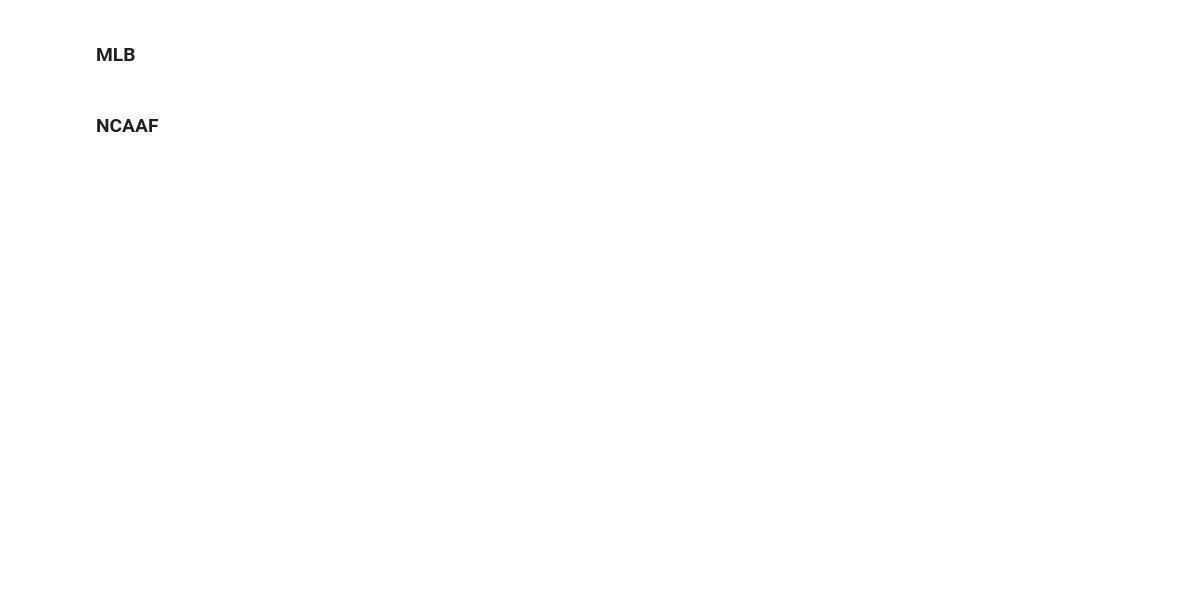
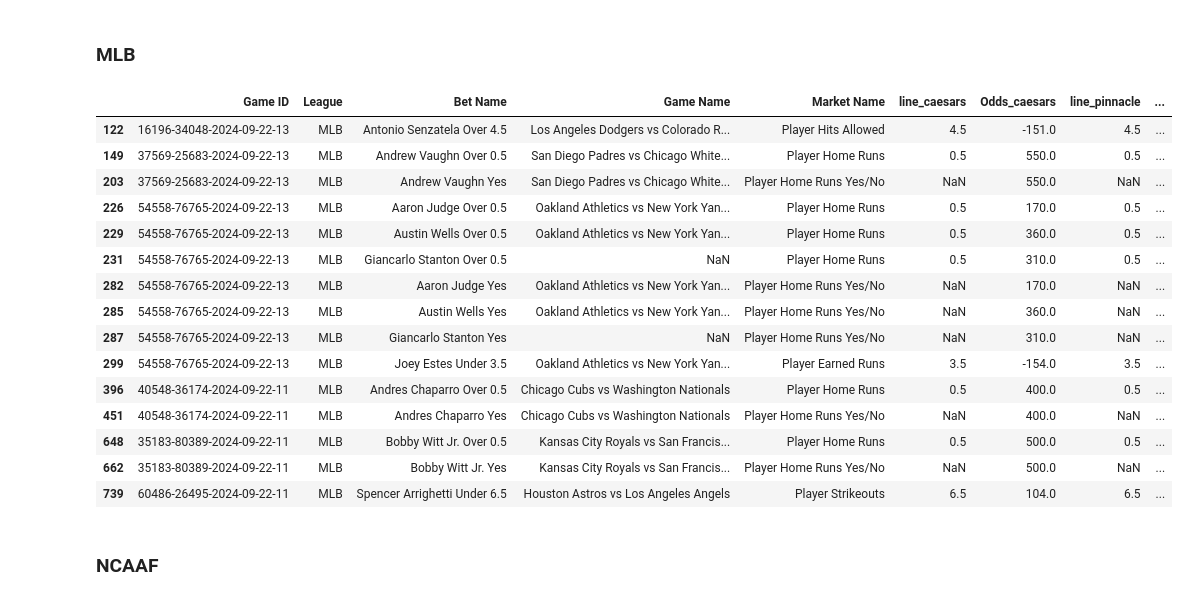
Before and after one commit to colesprou/ev_betting_oddsjam, a Jupyter notebook: odds_retrieval.ipynb, the cells around one changed output. Drawn from its saved outputs; the diff is of its cells as text; code cells hidden in the pictures; blank space fills up the shorter version.

```diff
--- a/odds_retrieval.ipynb
+++ b/odds_retrieval.ipynb
@@ -200,11 +200,12 @@ gdf = fetch_game_props(todays_ids)
 # %%
 evdf = find_plus_ev_bets(pdf,thresh=5)
 game_evdf = find_plus_ev_bets(gdf,thresh=5)
-
-betmgmdf = evdf[['Game ID','Bet Name',"Game Name",'Market Name','line_betmgm','Odds_betmgm','line_pinnacle','Odds_pinnacle','EV_betmgm']]
+game_evdf['League'] = 'MLB'
+evdf['League'] = 'MLB'
+betmgmdf = evdf[['Game ID','League','Bet Name',"Game Name",'Market Name','line_betmgm','Odds_betmgm','line_pinnacle','Odds_pinnacle','EV_betmgm','true_prob_pinnacle']]
 betmgmdf = betmgmdf.sort_values('EV_betmgm',ascending=False)
-caesarsdf_mlb_player = evdf[['Game ID','Bet Name',"Game Name",'Market Name','line_caesars','Odds_caesars','line_pinnacle','Odds_pinnacle','EV_caesars']]
-caesars_gdf = game_evdf[['Game ID','Bet Name',"Game Name",'Market Name','line_caesars','Odds_caesars','line_pinnacle','Odds_pinnacle','EV_caesars']]
+caesarsdf_mlb_player = evdf[['Game ID','League','Bet Name',"Game Name",'Market Name','line_caesars','Odds_caesars','line_pinnacle','Odds_pinnacle','EV_caesars','true_prob_pinnacle']]
+caesars_gdf = game_evdf[['Game ID','League','Bet Name',"Game Name",'Market Name','line_caesars','Odds_caesars','line_pinnacle','Odds_pinnacle','EV_caesars','true_prob_pinnacle']]
 # %%
 pd.set_option('display.max_rows',100)
 # %%
@@ -212,5 +213,24 @@ caesarsdf = caesarsdf.sort_values('EV_caesars',ascending=False)
 # %%
 #caesarsdf.to_csv('caesars_mlb_plays.csv',index=False)
+# %%
+caesarsdf_mlb_player
+# %% [output]
+|  | Game ID | League | Bet Name | Game Name | Market Name | line_caesars | Odds_caesars | line_pinnacle | ... |
+| 122 | 16196-34048-2024-09-22-13 | MLB | Antonio Senzatela Over 4.5 | Los Angeles Dodgers vs Colorado R... | Player Hits Allowed | 4.5 | -151.0 | 4.5 | ... |
+| 149 | 37569-25683-2024-09-22-13 | MLB | Andrew Vaughn Over 0.5 | San Diego Padres vs Chicago White... | Player Home Runs | 0.5 | 550.0 | 0.5 | ... |
+| 203 | 37569-25683-2024-09-22-13 | MLB | Andrew Vaughn Yes | San Diego Padres vs Chicago White... | Player Home Runs Yes/No | NaN | 550.0 | NaN | ... |
+| 226 | 54558-76765-2024-09-22-13 | MLB | Aaron Judge Over 0.5 | Oakland Athletics vs New York Yan... | Player Home Runs | 0.5 | 170.0 | 0.5 | ... |
+| 229 | 54558-76765-2024-09-22-13 | MLB | Austin Wells Over 0.5 | Oakland Athletics vs New York Yan... | Player Home Runs | 0.5 | 360.0 | 0.5 | ... |
+| 231 | 54558-76765-2024-09-22-13 | MLB | Giancarlo Stanton Over 0.5 | NaN | Player Home Runs | 0.5 | 310.0 | 0.5 | ... |
+| 282 | 54558-76765-2024-09-22-13 | MLB | Aaron Judge Yes | Oakland Athletics vs New York Yan... | Player Home Runs Yes/No | NaN | 170.0 | NaN | ... |
+| 285 | 54558-76765-2024-09-22-13 | MLB | Austin Wells Yes | Oakland Athletics vs New York Yan... | Player Home Runs Yes/No | NaN | 360.0 | NaN | ... |
+| 287 | 54558-76765-2024-09-22-13 | MLB | Giancarlo Stanton Yes | NaN | Player Home Runs Yes/No | NaN | 310.0 | NaN | ... |
+| 299 | 54558-76765-2024-09-22-13 | MLB | Joey Estes Under 3.5 | Oakland Athletics vs New York Yan... | Player Earned Runs | 3.5 | -154.0 | 3.5 | ... |
+| 396 | 40548-36174-2024-09-22-11 | MLB | Andres Chaparro Over 0.5 | Chicago Cubs vs Washington Nationals | Player Home Runs | 0.5 | 400.0 | 0.5 | ... |
+| 451 | 40548-36174-2024-09-22-11 | MLB | Andres Chaparro Yes | Chicago Cubs vs Washington Nationals | Player Home Runs Yes/No | NaN | 400.0 | NaN | ... |
+| 648 | 35183-80389-2024-09-22-11 | MLB | Bobby Witt Jr. Over 0.5 | Kansas City Royals vs San Francis... | Player Home Runs | 0.5 | 500.0 | 0.5 | ... |
+| 662 | 35183-80389-2024-09-22-11 | MLB | Bobby Witt Jr. Yes | Kansas City Royals vs San Francis... | Player Home Runs Yes/No | NaN | 500.0 | NaN | ... |
+| 739 | 60486-26495-2024-09-22-11 | MLB | Spencer Arrighetti Under 6.5 | Houston Astros vs Los Angeles Angels | Player Strikeouts | 6.5 | 104.0 | 6.5 | ... |
 # %% [markdown]
 ### NCAAF
 # %%
```
Also changed, not shown: parts of 15 cells of this notebook, 20 other files.
